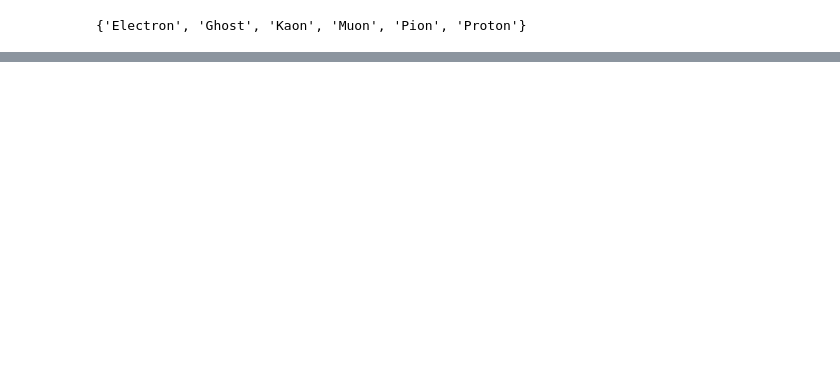
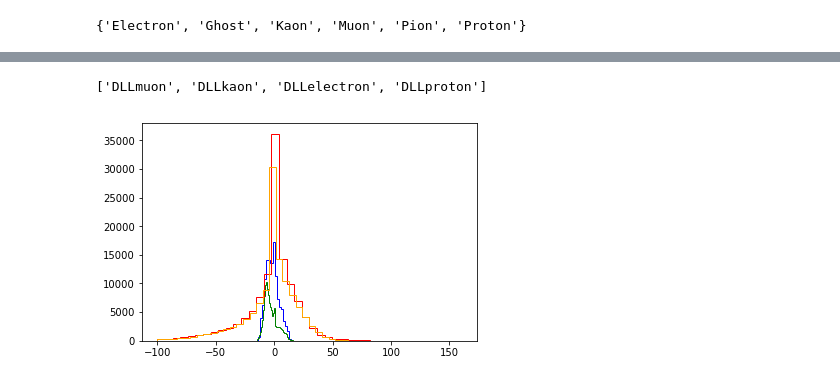
Before and after one commit to bainbrid/MLatImperial2018, a Jupyter notebook: 03_lab/kaggle.ipynb, the cells around one changed output, grey strips where cells are left out. Saved outputs shown, nothing was run; the diff lists cells and outputs as text; code cells hidden in the pictures; blank space fills up the shorter version.

```diff
--- a/03_lab/kaggle.ipynb
+++ b/03_lab/kaggle.ipynb
@@ -163,0 +194,33 @@ kaggle_ids = test.ID
+# %%
+%%time
+%%notify
+
+# classifier with default params
+clf = XGBClassifier(
+    objective='multi:softprob',
+    n_estimators=100,
+    max_depth=3,
+    learning_rate =0.1,
+)
+
+# params for grid search
+params = {
+ 'n_estimators':[300],
+ 'max_depth':[4],
+ 'learning_rate':[0.2,0.25,0.3,0.35],
+}
+
+#min_samples_leaf:[0,]
+#max_leaf_nodes:[10,20,None]
+
+# grid search
+gscv = GridSearchCV(
+    estimator = clf,
+    param_grid = params,
+    cv=3,
+    n_jobs=-1,
+    scoring='neg_log_loss',
+    verbose = 100)
+
+# fit to training data, performing grid search using cross validation
+gscv.fit(X_train, y_train)
@@ -206,0 +418,13 @@ Log loss:
+# %%
+[ x for x in X_train.columns if x.startswith("DLL") ]
+# %% [output]
+['DLLmuon', 'DLLkaon', 'DLLelectron', 'DLLproton']
+# %%
+args={"bins":40,"histtype":'step',"stacked":False,"fill":False}
+plt.hist(X_train['DLLmuon'][(X_train['DLLmuon']>-100.)],**args,color="blue")
+plt.hist(X_train['DLLelectron'][(X_train['DLLelectron']>-100.)],**args,color="green")
+plt.hist(X_train['DLLkaon'][(X_train['DLLkaon']>-100.)],**args,color="red")
+plt.hist(X_train['DLLproton'][(X_train['DLLproton']>-100.)],**args,color="orange")
+plt.show()
+# %% [output]
+[figure, added]
```
Also changed, not shown: parts of 60 cells of this notebook, 2 other files.
